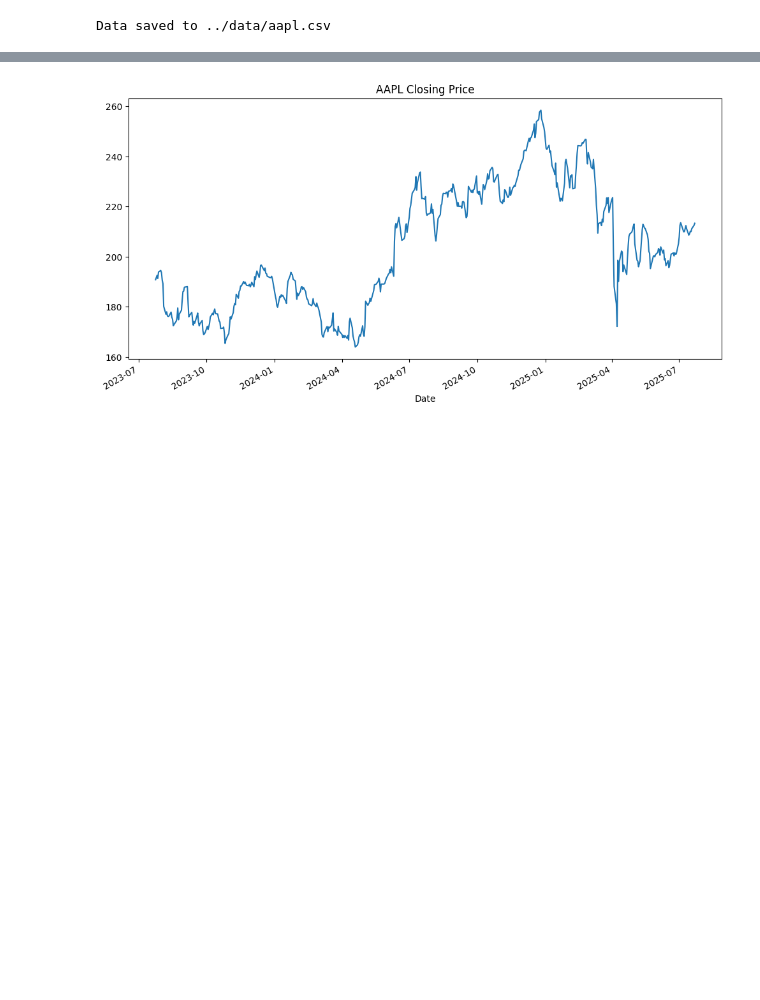
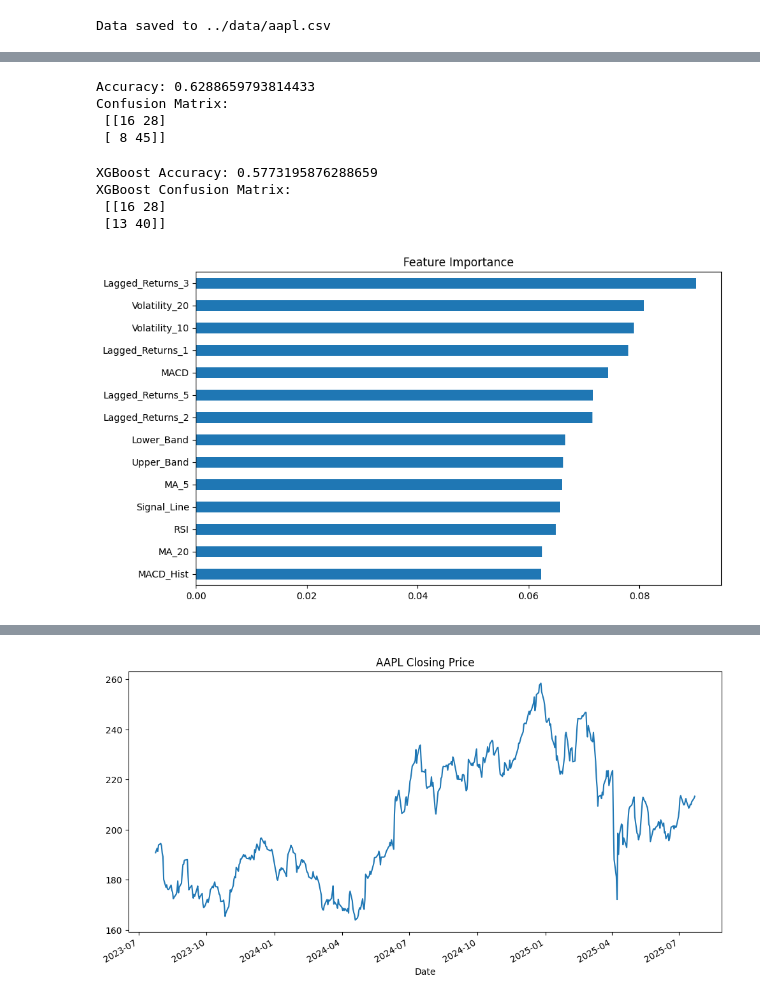
Before and after one commit to LurkingGamer365/stock-ml-predictor, a Jupyter notebook: notebooks/data_collection.ipynb, the cells around one changed output, grey strips where cells are left out. Drawn from its saved outputs; the diff is of its cells as text; code cells hidden in the pictures; blank space fills up the shorter version.

Commit message:
implemented a random forest classifier and an XGBoost classifier

```diff
--- a/notebooks/data_collection.ipynb
+++ b/notebooks/data_collection.ipynb
@@ -135,4 +136,41 @@ Target
 Name: proportion, dtype: float64
+# %%
+# Random Forest Classifier
+rf_model = RandomForestClassifier(n_estimators=100, random_state=42)
+rf_model.fit(x_train, y_train_class)
+
+y_pred = rf_model.predict(x_test)
+
+print("Accuracy:", accuracy_score(y_test_class, y_pred))
+print("Confusion Matrix:\n", confusion_matrix(y_test_class, y_pred))
+# %% [output]
+Accuracy: 0.6288659793814433
+Confusion Matrix:
+ [[16 28]
+ [ 8 45]]
+# %%
+# XGBoost Classifier
+
+xbg_model = XGBClassifier()
+xbg_model.fit(x_train, y_train_class)
+
+y_pred_xbg = xbg_model.predict(x_test)
+
+print("XGBoost Accuracy:", accuracy_score(y_test_class, y_pred_xbg))
+print("XGBoost Confusion Matrix:\n", confusion_matrix(y_test_class, y_pred_xbg))
+# %% [output]
+XGBoost Accuracy: 0.5773195876288659
+XGBoost Confusion Matrix:
+ [[16 28]
+ [13 40]]
+# %%
+# Show feature importance
+importances = pd.Series(rf_model.feature_importances_, index=x_clean.columns)
+importances.sort_values().plot(kind="barh", figsize=(10, 6))
+plt.title("Feature Importance")
+plt.show()
+# %% [output]
+[figure, added]
 # %%
 # Basic Exploration
 print(data.head())
```
Also changed, not shown: parts of 5 cells of this notebook.
